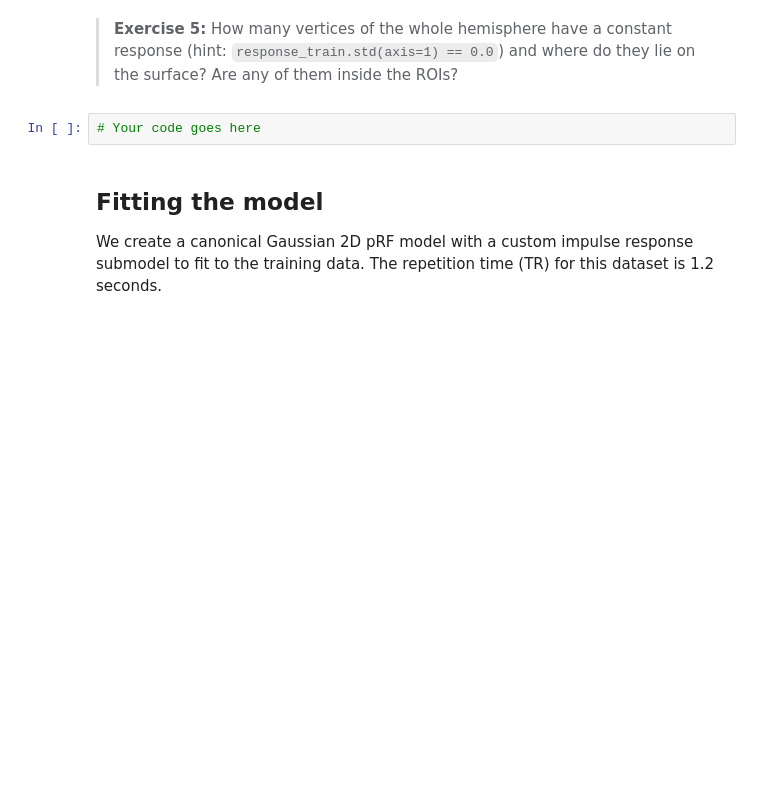
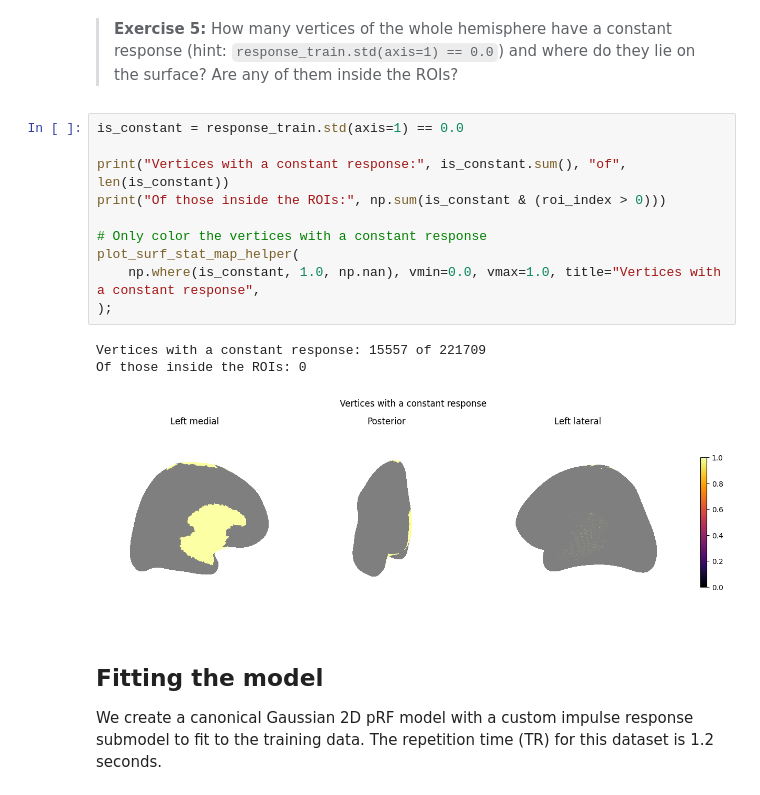
Before and after one commit to martaangelo/prf, a Jupyter notebook: notebooks/workshop/02-prf-visual-fmri-cv.ipynb, the cells around one changed output. Drawn from its saved outputs; the diff is of its cells as text; blank space fills up the shorter version.

```diff
--- a/notebooks/workshop/02-prf-visual-fmri-cv.ipynb
+++ b/notebooks/workshop/02-prf-visual-fmri-cv.ipynb
@@ -201,7 +209,19 @@ response_train_valid.shape
 # %% [markdown]
 > **Exercise 5:** How many vertices of the whole hemisphere have a constant response (hint: `response_train.std(axis=1) == 0.0`) and where do they lie on the surface? Are any of them inside the ROIs?
 # %%
-# Your code goes here
+is_constant = response_train.std(axis=1) == 0.0
+
+print("Vertices with a constant response:", is_constant.sum(), "of", len(is_constant))
+print("Of those inside the ROIs:", np.sum(is_constant & (roi_index > 0)))
+
+# Only color the vertices with a constant response
+plot_surf_stat_map_helper(
+    np.where(is_constant, 1.0, np.nan), vmin=0.0, vmax=1.0, title="Vertices with a constant response",
+);
+# %% [output]
+Vertices with a constant response: 15557 of 221709
+Of those inside the ROIs: 0
+[figure, added]
 # %% [markdown]
 ## Fitting the model
 
```
Also changed, not shown: parts of 7 cells of this notebook.
